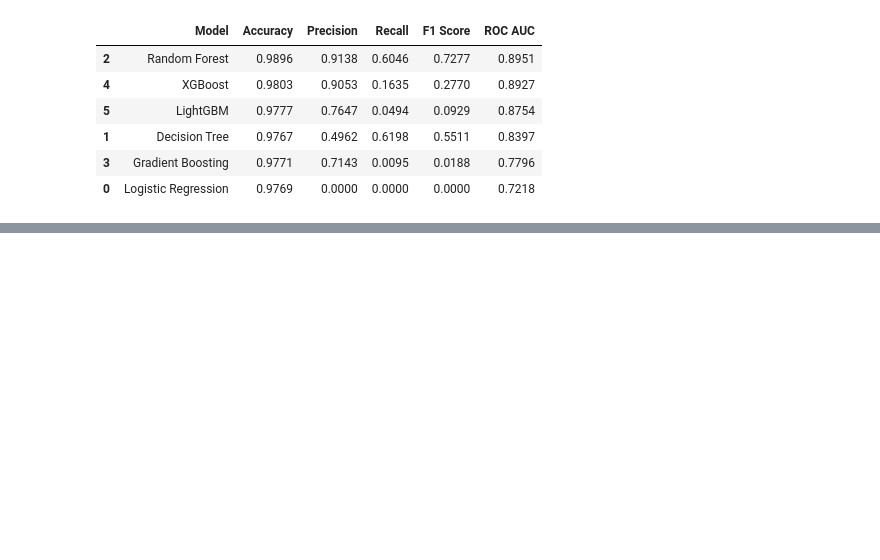
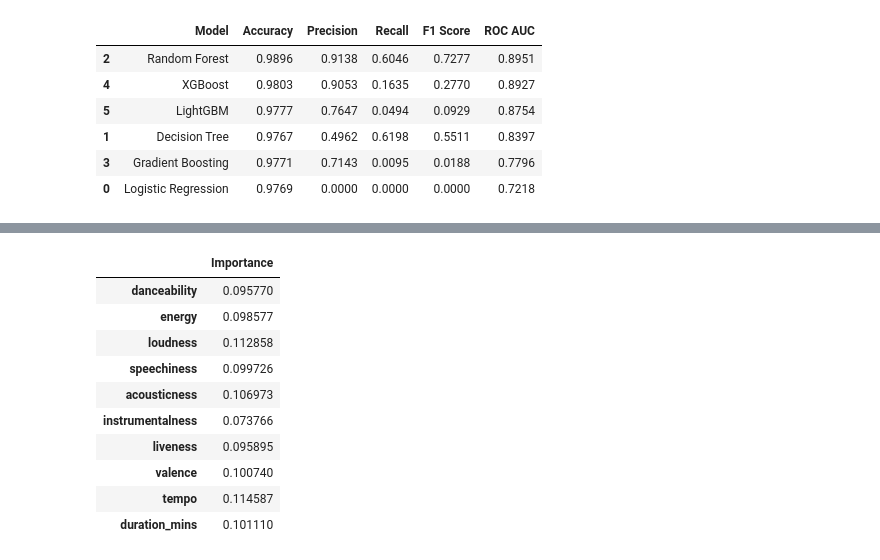
Before and after one commit to adithyajupally/spotify-insight-engine, a Jupyter notebook: spotify-insight-engine.ipynb, the cells around one changed output, grey strips where cells are left out. Drawn from its saved outputs; the diff is of its cells as text; code cells hidden in the pictures; blank space fills up the shorter version.

```diff
--- a/spotify-insight-engine.ipynb
+++ b/spotify-insight-engine.ipynb
@@ -191,0 +215,16 @@ y_pred=best_model.predict(X_test)
+# %%
+## Feature importance for Random Forest
+importances = pd.DataFrame(best_model.feature_importances_, index=features, columns=['Importance'])
+importances
+# %% [output]
+|  | Importance |
+| danceability | 0.095770 |
+| energy | 0.098577 |
+| loudness | 0.112858 |
+| speechiness | 0.099726 |
+| acousticness | 0.106973 |
+| instrumentalness | 0.073766 |
+| liveness | 0.095895 |
+| valence | 0.100740 |
+| tempo | 0.114587 |
+| duration_mins | 0.101110 |
```
Also changed, not shown: parts of 6 cells of this notebook.
